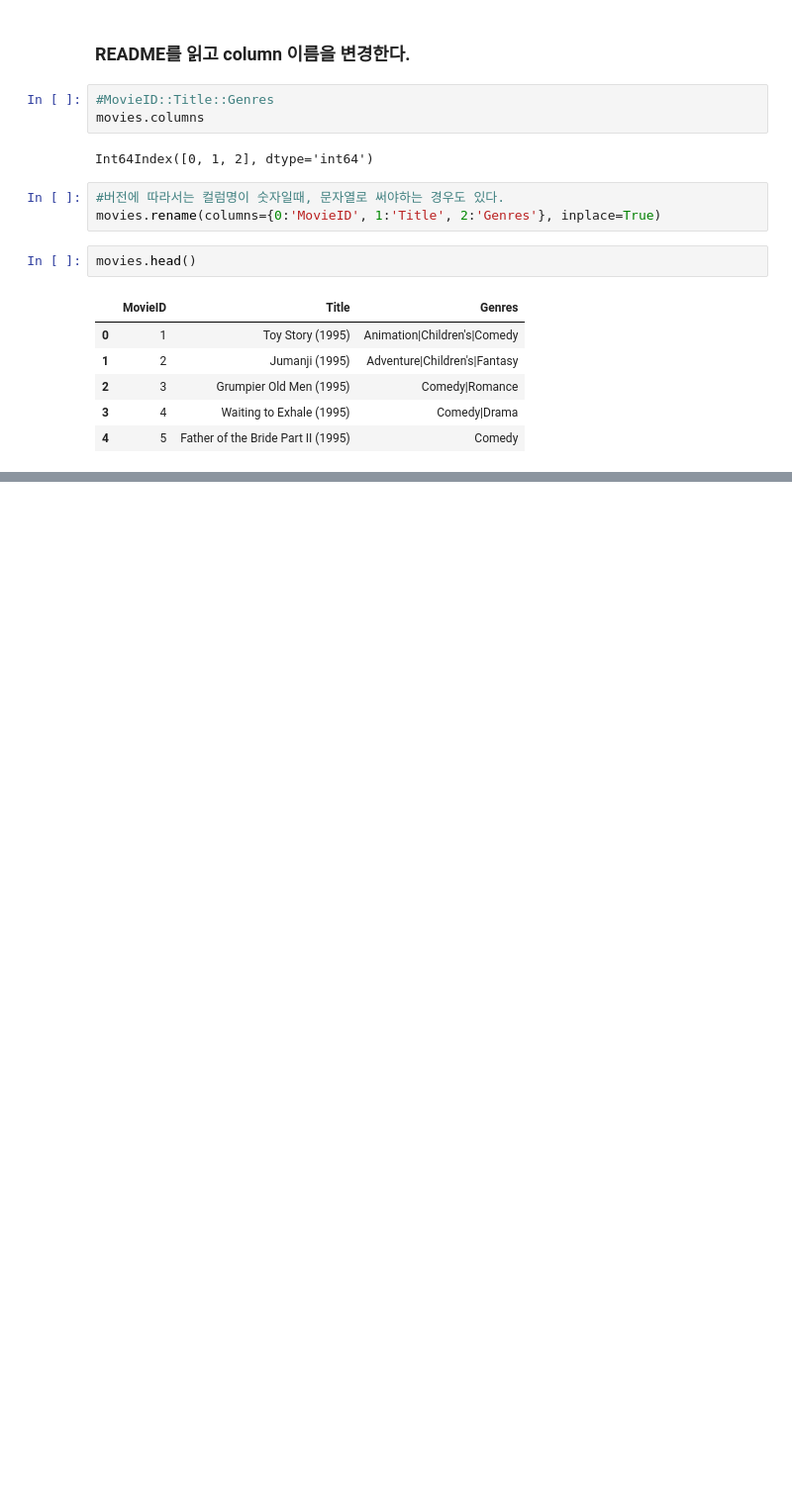
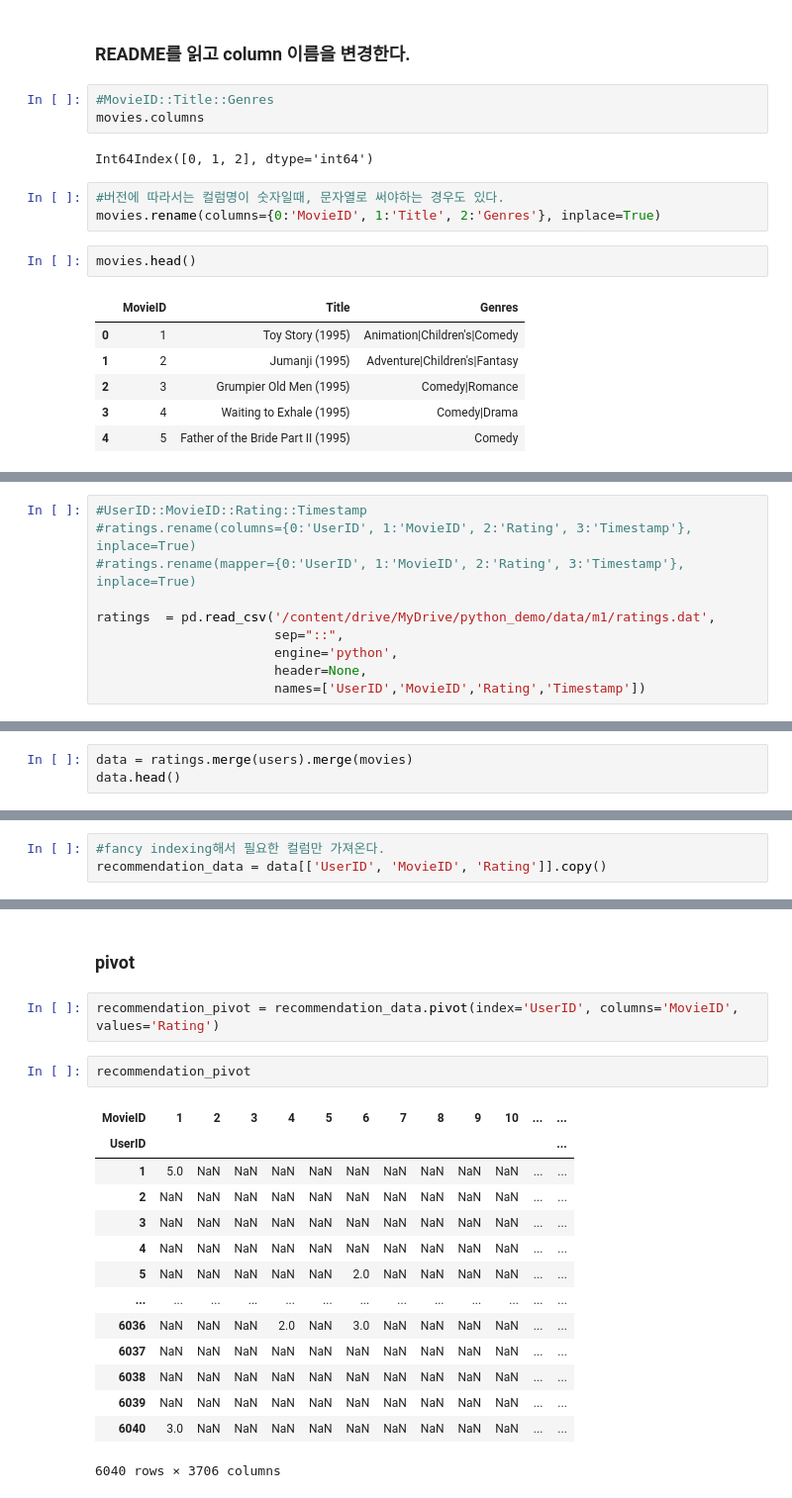
Before and after one commit to kimberlyydanij/python_demo, a Jupyter notebook: python_31_영화추천.ipynb, the cells around one changed output, grey strips where cells are left out. Shown at 99% size. Saved outputs shown, nothing was run; the diff lists cells and outputs as text; blank space fills up the shorter version.

```diff
--- a/python_31_영화추천.ipynb
+++ b/python_31_영화추천.ipynb
@@ -179,3 +186,13 @@ users.head()
 | 2 | 3 | M | 25 | 15 | 55117 |
 | 3 | 4 | M | 45 | 7 | 02460 |
 | 4 | 5 | M | 25 | 20 | 55455 |
+# %%
+#UserID::MovieID::Rating::Timestamp
+#ratings.rename(columns={0:'UserID', 1:'MovieID', 2:'Rating', 3:'Timestamp'}, inplace=True)
+#ratings.rename(mapper={0:'UserID', 1:'MovieID', 2:'Rating', 3:'Timestamp'}, inplace=True)
+
+ratings  = pd.read_csv('/content/drive/MyDrive/python_demo/data/m1/ratings.dat',
+                       sep="::",
+                       engine='python',
+                       header=None,
+                       names=['UserID','MovieID','Rating','Timestamp'])
@@ -181,0 +271,3 @@ users.head()
+# %%
+data = ratings.merge(users).merge(movies)
+data.head()
@@ -181,0 +281,3 @@ users.head()
+# %%
+#fancy indexing해서 필요한 컬럼만 가져온다.
+recommendation_data = data[['UserID', 'MovieID', 'Rating']].copy()
@@ -181,0 +361,21 @@ users.head()
+# %% [markdown]
+### pivot
+# %%
+recommendation_pivot = recommendation_data.pivot(index='UserID', columns='MovieID', values='Rating')
+# %%
+recommendation_pivot
+# %% [output]
+| MovieID | 1 | 2 | 3 | 4 | 5 | 6 | 7 | 8 | 9 | 10 | ... | ... |
+| UserID |  |  |  |  |  |  |  |  |  |  |  | ... |
+| 1 | 5.0 | NaN | NaN | NaN | NaN | NaN | NaN | NaN | NaN | NaN | ... | ... |
+| 2 | NaN | NaN | NaN | NaN | NaN | NaN | NaN | NaN | NaN | NaN | ... | ... |
+| 3 | NaN | NaN | NaN | NaN | NaN | NaN | NaN | NaN | NaN | NaN | ... | ... |
+| 4 | NaN | NaN | NaN | NaN | NaN | NaN | NaN | NaN | NaN | NaN | ... | ... |
+| 5 | NaN | NaN | NaN | NaN | NaN | 2.0 | NaN | NaN | NaN | NaN | ... | ... |
+| ... | ... | ... | ... | ... | ... | ... | ... | ... | ... | ... | ... | ... |
+| 6036 | NaN | NaN | NaN | 2.0 | NaN | 3.0 | NaN | NaN | NaN | NaN | ... | ... |
+| 6037 | NaN | NaN | NaN | NaN | NaN | NaN | NaN | NaN | NaN | NaN | ... | ... |
+| 6038 | NaN | NaN | NaN | NaN | NaN | NaN | NaN | NaN | NaN | NaN | ... | ... |
+| 6039 | NaN | NaN | NaN | NaN | NaN | NaN | NaN | NaN | NaN | NaN | ... | ... |
+| 6040 | 3.0 | NaN | NaN | NaN | NaN | NaN | NaN | NaN | NaN | NaN | ... | ... |
+6040 rows × 3706 columns
```
Also changed, not shown: parts of 24 cells of this notebook.
